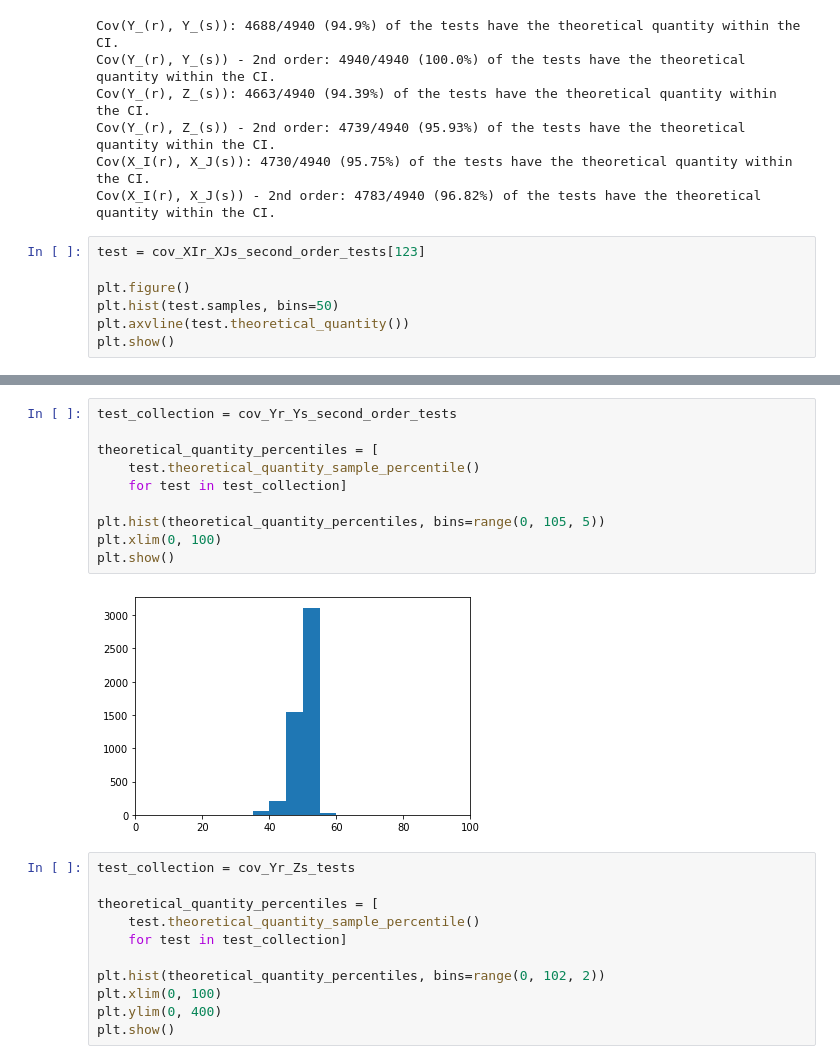
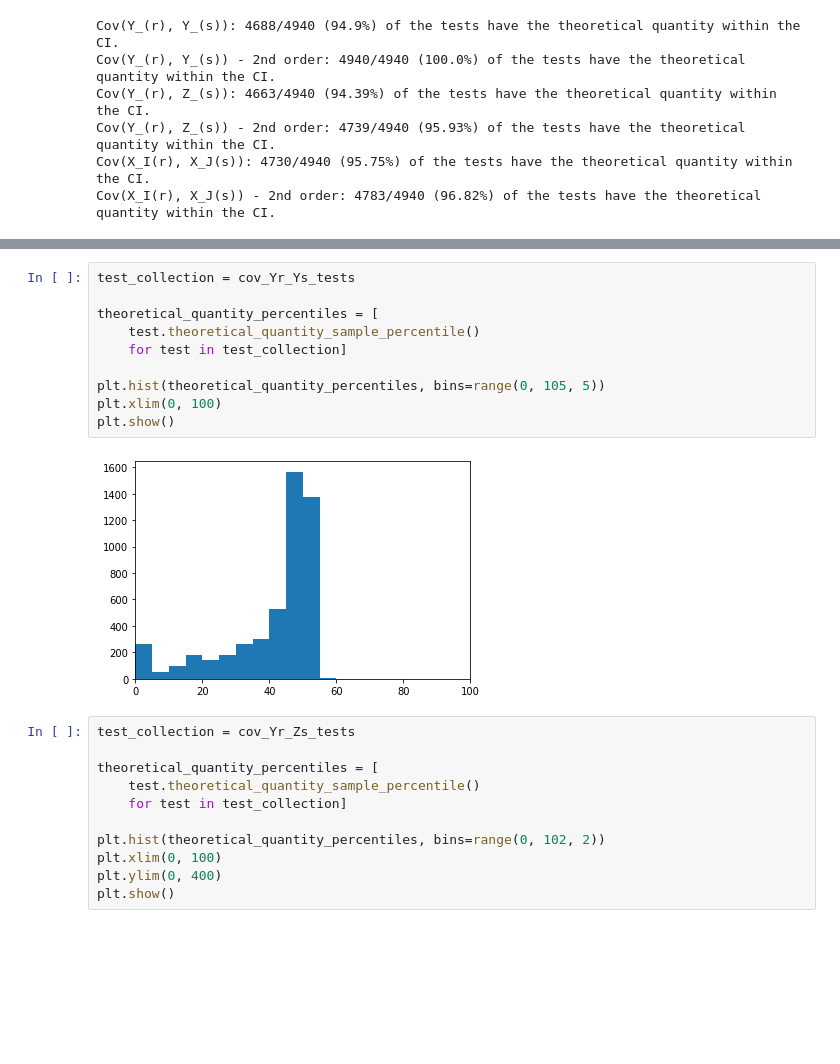
Before and after one commit to liuchbryan/ranking_under_lower_uncertainty, a Jupyter notebook: cov_CI_tests_analysis.ipynb, the cells around one changed output, grey strips where cells are left out. Saved outputs shown, nothing was run; the diff lists cells and outputs as text; blank space fills up the shorter version.

```diff
--- a/cov_CI_tests_analysis.ipynb
+++ b/cov_CI_tests_analysis.ipynb
@@ -32,10 +32,3 @@ Cov(Y_(r), Z_(s)): 4663/4940 (94.39%) of the tests have the theoretical quantity
 Cov(Y_(r), Z_(s)) - 2nd order: 4739/4940 (95.93%) of the tests have the theoretical quantity within the CI.
 Cov(X_I(r), X_J(s)): 4730/4940 (95.75%) of the tests have the theoretical quantity within the CI.
 Cov(X_I(r), X_J(s)) - 2nd order: 4783/4940 (96.82%) of the tests have the theoretical quantity within the CI.
-# %%
-test = cov_XIr_XJs_second_order_tests[123]
-
-plt.figure()
-plt.hist(test.samples, bins=50)
-plt.axvline(test.theoretical_quantity())
-plt.show()
@@ -44,15 +35,15 @@ plt.show()
 # %%
-test_collection = cov_Yr_Ys_second_order_tests
+test_collection = cov_Yr_Ys_tests
 
 theoretical_quantity_percentiles = [
     test.theoretical_quantity_sample_percentile()
     for test in test_collection]
 
 plt.hist(theoretical_quantity_percentiles, bins=range(0, 105, 5))
 plt.xlim(0, 100)
 plt.show()
 # %% [output]
-[figure, old version]
+[figure, new version]
 # %%
 test_collection = cov_Yr_Zs_tests
 
```
Also changed, not shown: parts of 3 cells of this notebook, 13 other files.
